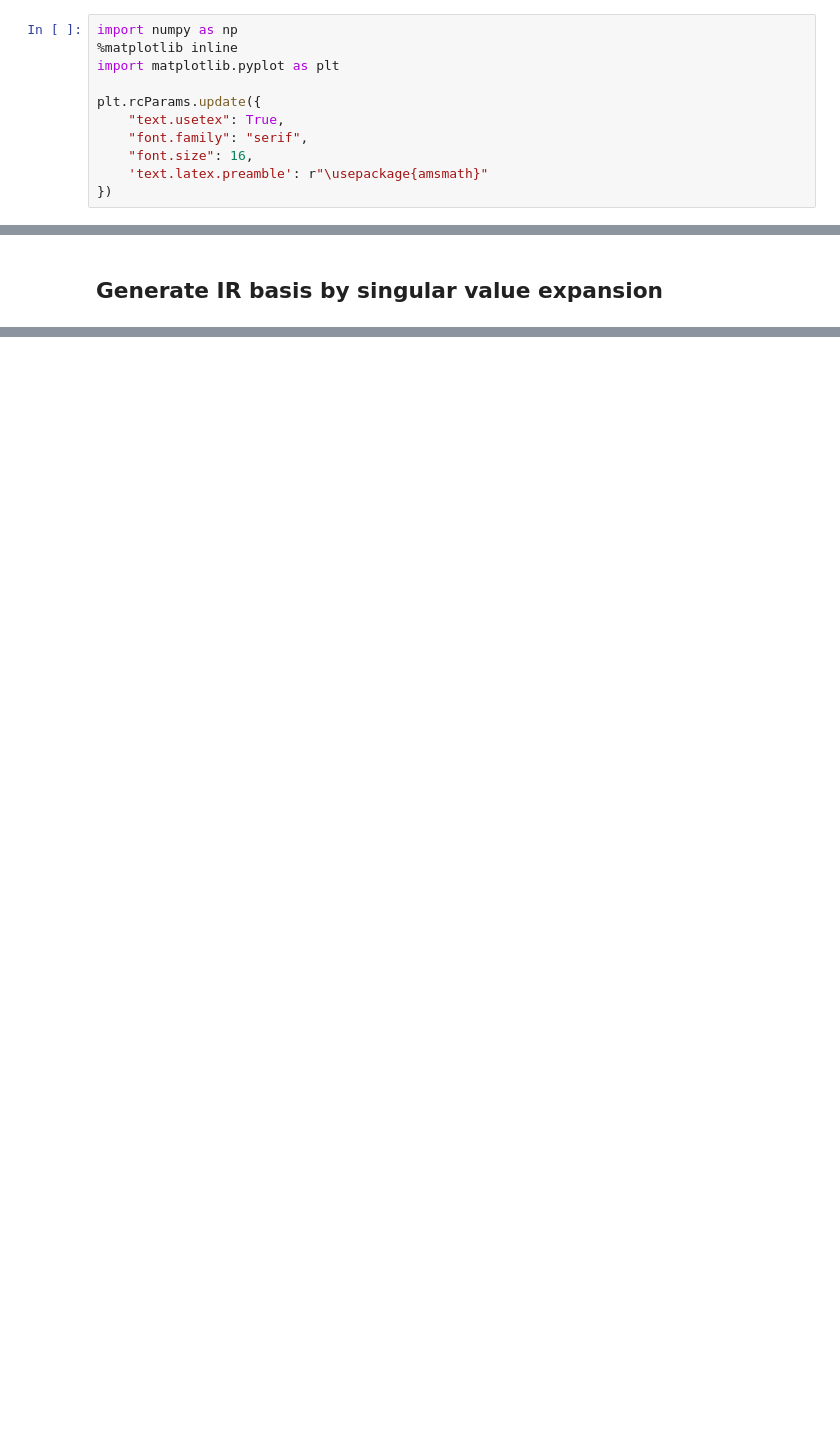
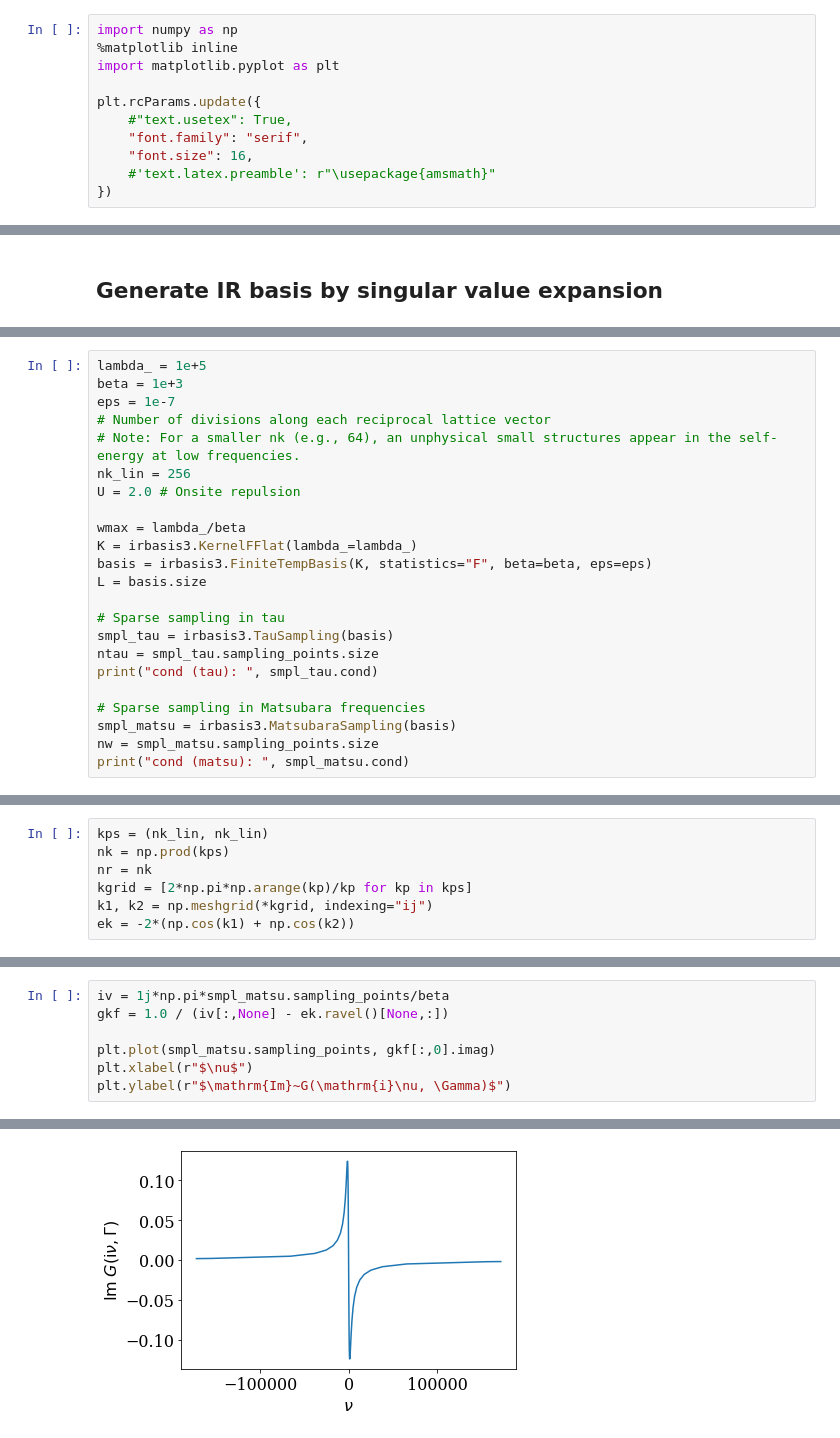
Before and after one commit to shinaoka/numerical_recipes_many_body_physics, a Jupyter notebook: python/section8.ipynb, the cells around one changed output, grey strips where cells are left out. Drawn from its saved outputs; the diff is of its cells as text; blank space fills up the shorter version.

```diff
--- a/python/section8.ipynb
+++ b/python/section8.ipynb
@@ -6,8 +6,8 @@ import numpy as np
 import matplotlib.pyplot as plt
 
 plt.rcParams.update({
-    "text.usetex": True,
+    #"text.usetex": True,
     "font.family": "serif",
     "font.size": 16,
-    'text.latex.preamble': r"\usepackage{amsmath}"
+    #'text.latex.preamble': r"\usepackage{amsmath}"
 })
@@ -214,0 +19,23 @@ plt.savefig("uhat.pdf")
+# %%
+lambda_ = 1e+5
+beta = 1e+3
+eps = 1e-7
+# Number of divisions along each reciprocal lattice vector
+# Note: For a smaller nk (e.g., 64), an unphysical small structures appear in the self-energy at low frequencies.
+nk_lin = 256
+U = 2.0 # Onsite repulsion
+
+wmax = lambda_/beta
+K = irbasis3.KernelFFlat(lambda_=lambda_)
+basis = irbasis3.FiniteTempBasis(K, statistics="F", beta=beta, eps=eps)
+L = basis.size
+
+# Sparse sampling in tau
+smpl_tau = irbasis3.TauSampling(basis)
+ntau = smpl_tau.sampling_points.size
+print("cond (tau): ", smpl_tau.cond)
+
+# Sparse sampling in Matsubara frequencies
+smpl_matsu = irbasis3.MatsubaraSampling(basis)
+nw = smpl_matsu.sampling_points.size
+print("cond (matsu): ", smpl_matsu.cond)
@@ -214,0 +48,7 @@ plt.savefig("uhat.pdf")
+# %%
+kps = (nk_lin, nk_lin)
+nk = np.prod(kps)
+nr = nk
+kgrid = [2*np.pi*np.arange(kp)/kp for kp in kps]
+k1, k2 = np.meshgrid(*kgrid, indexing="ij")
+ek = -2*(np.cos(k1) + np.cos(k2))
@@ -214,0 +58,8 @@ plt.savefig("uhat.pdf")
+# %%
+iv = 1j*np.pi*smpl_matsu.sampling_points/beta
+gkf = 1.0 / (iv[:,None] - ek.ravel()[None,:])
+
+plt.plot(smpl_matsu.sampling_points, gkf[:,0].imag)
+plt.xlabel(r"$\nu$")
+plt.ylabel(r"$\mathrm{Im}~G(\mathrm{i}\nu, \Gamma)$")
+# %% [output]
@@ -214,0 +67 @@ plt.savefig("uhat.pdf")
+[figure, added]
```
Also changed, not shown: parts of 36 cells of this notebook.
